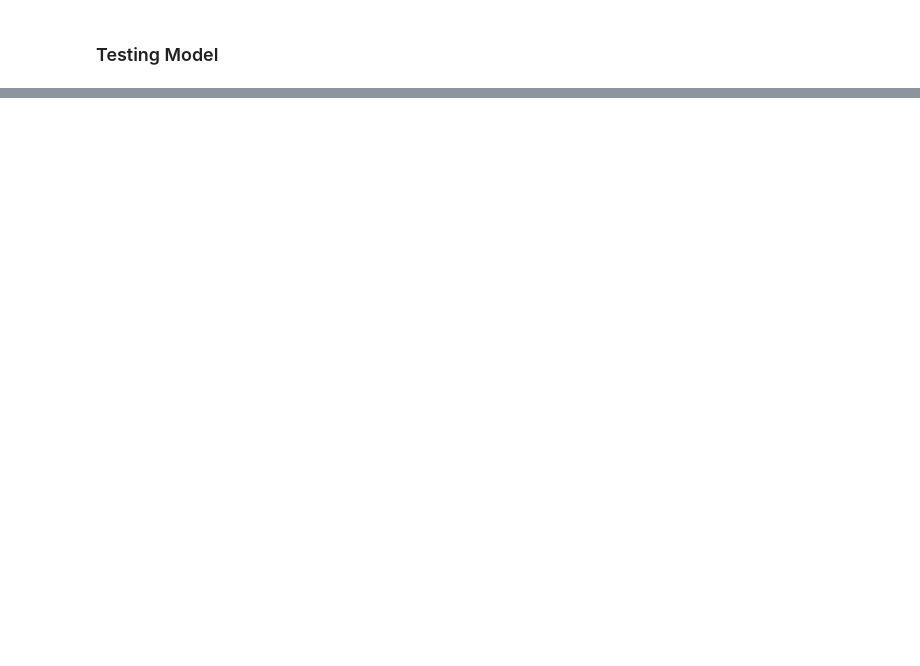
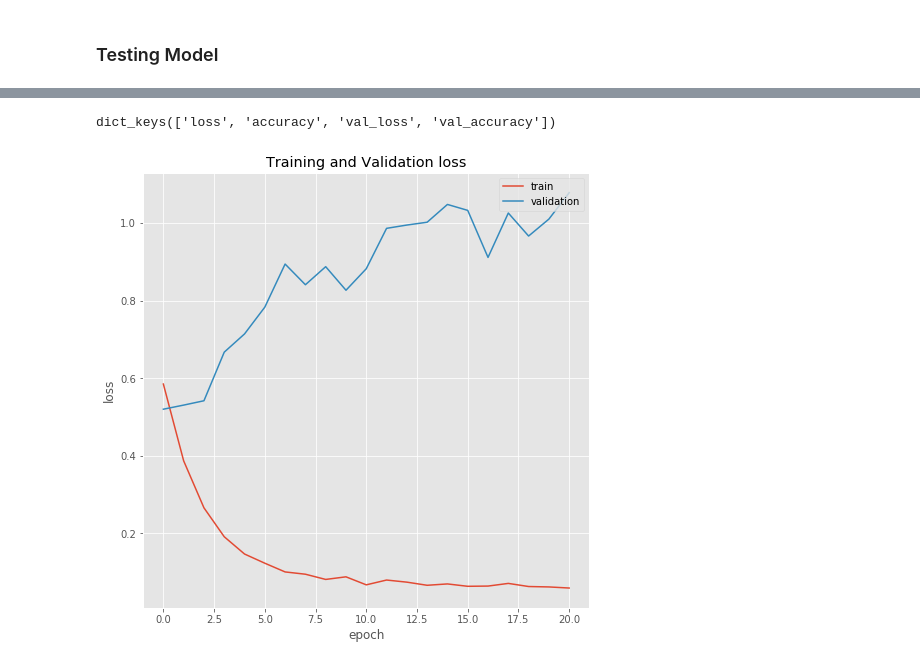
Before and after one commit to TebogoNkomondo/realOrFake, a Jupyter notebook: KerasEmbeddingLayer.ipynb, the cells around one changed output, grey strips where cells are left out. Cells and saved outputs as stored; diff of their text form; code cells hidden in the pictures; blank space fills up the shorter version.

```diff
--- a/KerasEmbeddingLayer.ipynb
+++ b/KerasEmbeddingLayer.ipynb
@@ -355,0 +377,14 @@ results
+# %%
+from keras import layers
+from keras.layers import Dense,Dropout,Embedding,SpatialDropout1D
+
+embedding_dim = 50
+model = Sequential()
+model.add(Embedding(vocab_size, embedding_dim, input_length=maxlen))
+model.add(SpatialDropout1D(0.25))
+model.add(SimpleRNN(128,return_sequences=True))
+model.add(SimpleRNN(64,return_sequences=False))
+model.add(Dropout(0.3))
+model.add(Dense(1, activation='sigmoid'))
+model.compile(loss='binary_crossentropy', optimizer='adam', metrics=['accuracy'])
+model.summary()
@@ -355,0 +412,15 @@ results
+# %%
+history = model.fit(X_train, y_train,
+                    epochs=30,
+                    verbose=1,
+                    validation_split=0.1,
+                    batch_size=32,
+                   callbacks=[EarlyStopping(monitor='val_loss', mode='min', verbose=1, patience=20)])
+
+keras_embed_RNN_model = model.to_json()
+with open('./NN_Models/keras_embed_RNN_model.json', 'w') as json_file:
+    json_file.write(keras_embed_RNN_model)
+
+model.save_weights('./NN_Models/keras_embed_RNN_model.h5')
+
+print('saved model!')
@@ -355,0 +445,14 @@ results
+# %%
+print(history.history.keys())
+# summarize history for loss
+plt.figure(figsize=(8,8))
+plt.plot(history.history['loss'])
+plt.plot(history.history['val_loss'])
+plt.title('Training and Validation loss')
+plt.ylabel('loss')
+plt.xlabel('epoch')
+plt.legend(['train', 'validation'], loc='upper right')
+plt.show()
+# %% [output]
+dict_keys(['loss', 'accuracy', 'val_loss', 'val_accuracy'])
+[figure, added]
```
Also changed, not shown: parts of 39 cells of this notebook, 7 other files.
